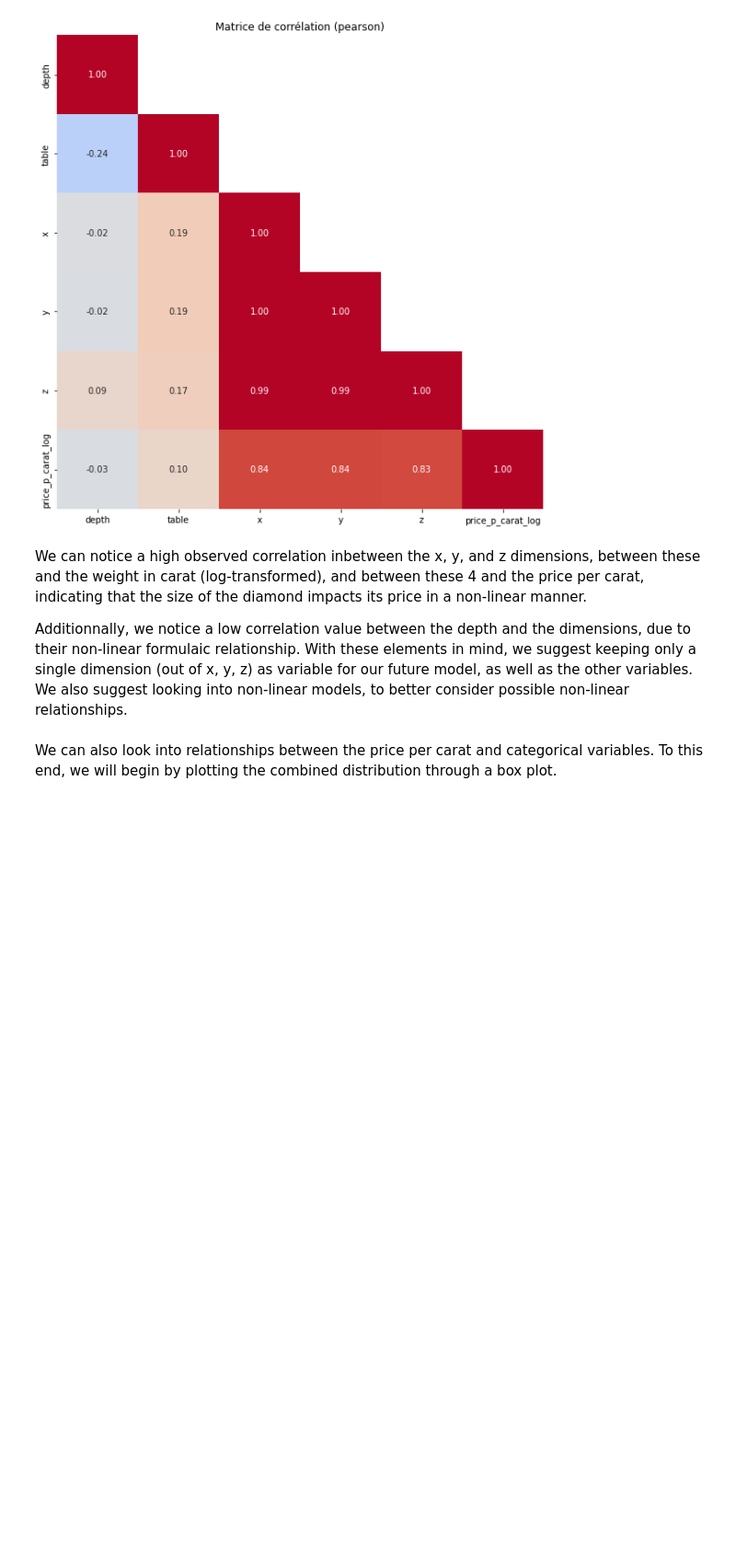
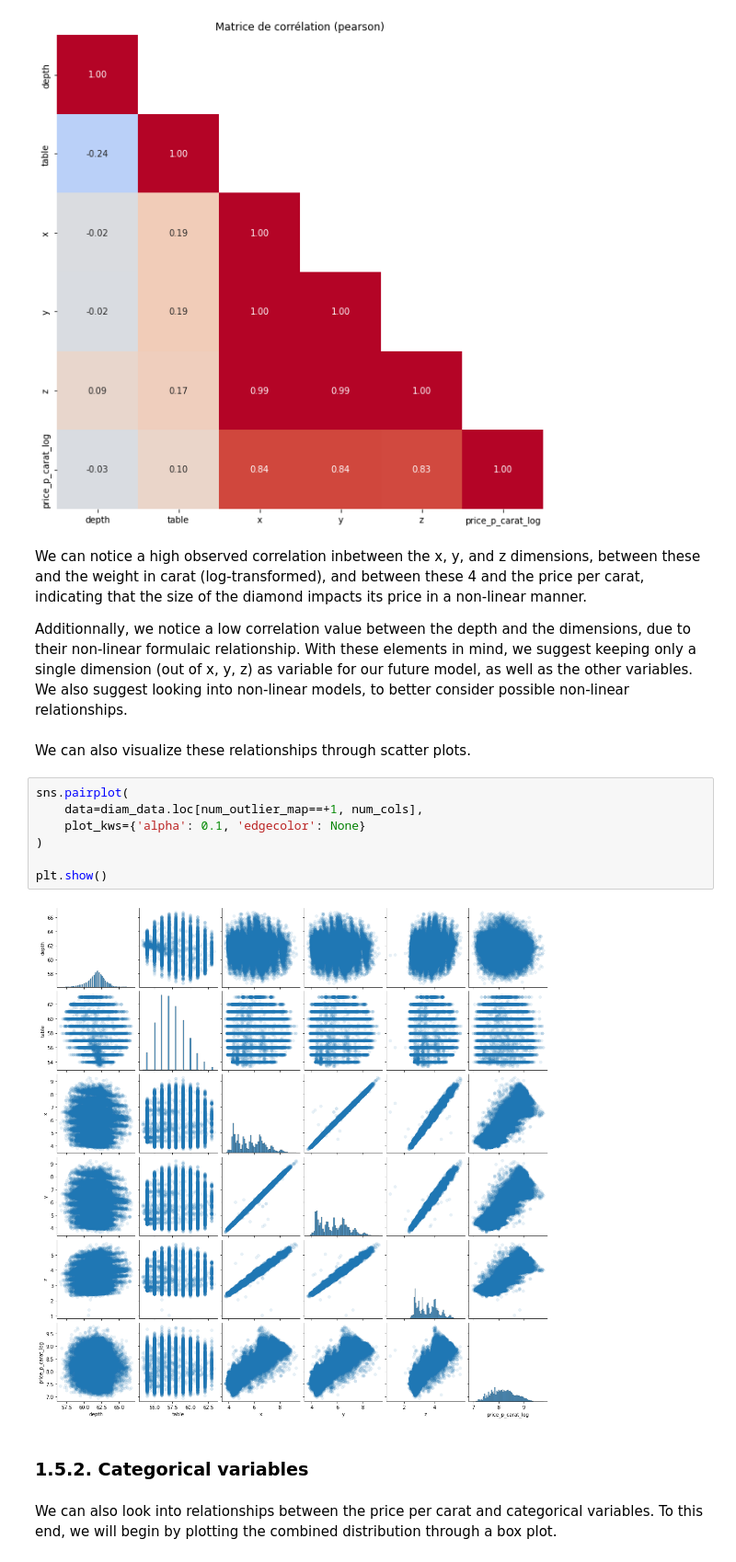
Before and after one commit to SPariente/diamond_price_estimation, a Jupyter notebook: 1_exploration.ipynb, the cells around one changed output. Shown at 92% size. Drawn from its saved outputs; the diff is of its cells as text; blank space fills up the shorter version.

Commit message:
Cleanup + added pairplot

```diff
--- a/1_exploration.ipynb
+++ b/1_exploration.ipynb
@@ -258,6 +285,19 @@ plt.show()
 We can notice a high observed correlation inbetween the x, y, and z dimensions, between these and the weight in carat (log-transformed), and between these 4 and the price per carat, indicating that the size of the diamond impacts its price in a non-linear manner.
 
 Additionnally, we notice a low correlation value between the depth and the dimensions, due to their non-linear formulaic relationship. With these elements in mind, we suggest keeping only a single dimension (out of x, y, z) as variable for our future model, as well as the other variables. We also suggest looking into non-linear models, to better consider possible non-linear relationships.
+# %% [markdown]
+We can also visualize these relationships through scatter plots.
+# %%
+sns.pairplot(
+    data=diam_data.loc[num_outlier_map==+1, num_cols],
+    plot_kws={'alpha': 0.1, 'edgecolor': None}
+)
+
+plt.show()
+# %% [output]
+[figure, added]
+# %% [markdown]
+### 1.5.2. Categorical variables
 # %% [markdown]
 We can also look into relationships between the price per carat and categorical variables. To this end, we will begin by plotting the combined distribution through a box plot.
 # %%
```
Also changed, not shown: parts of 17 cells of this notebook.
